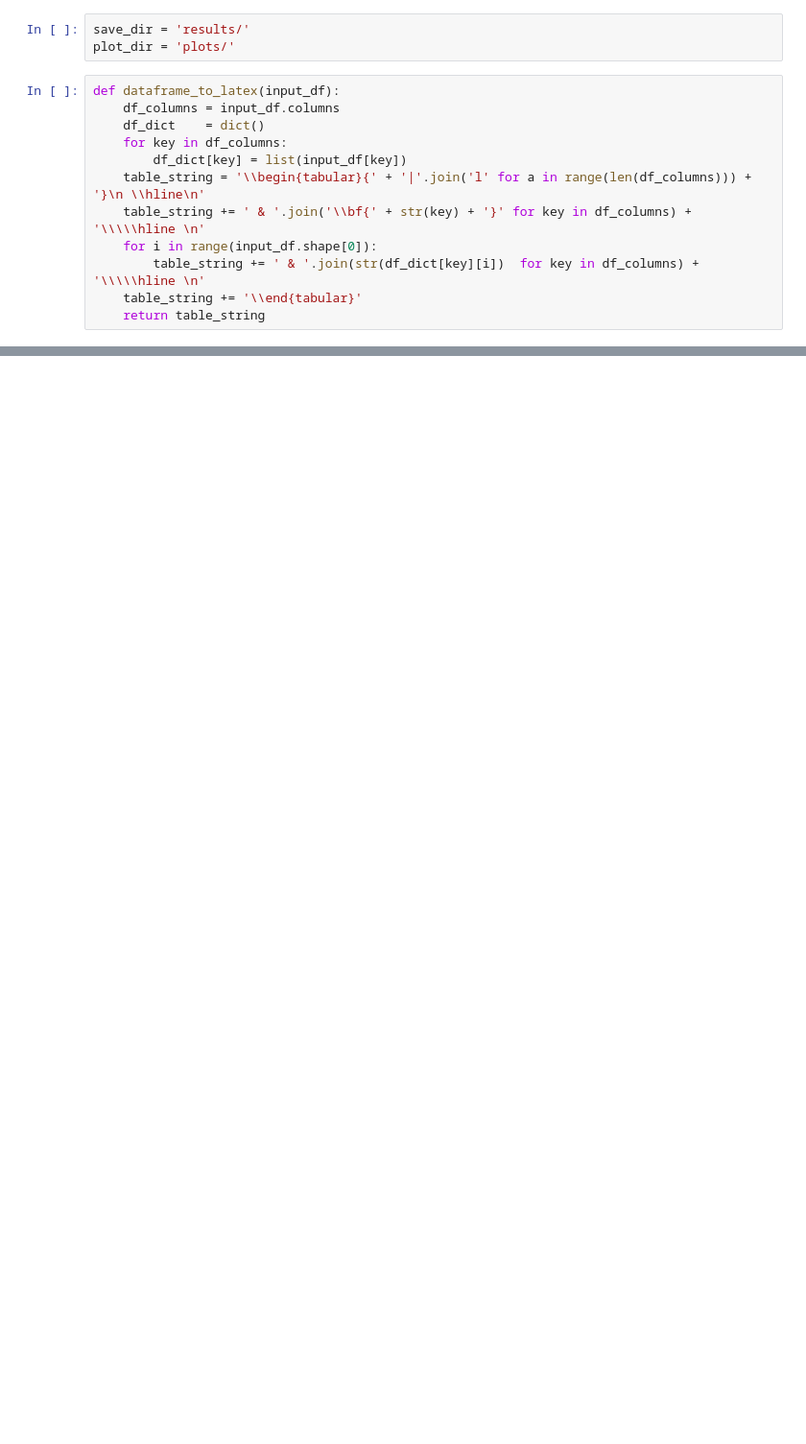
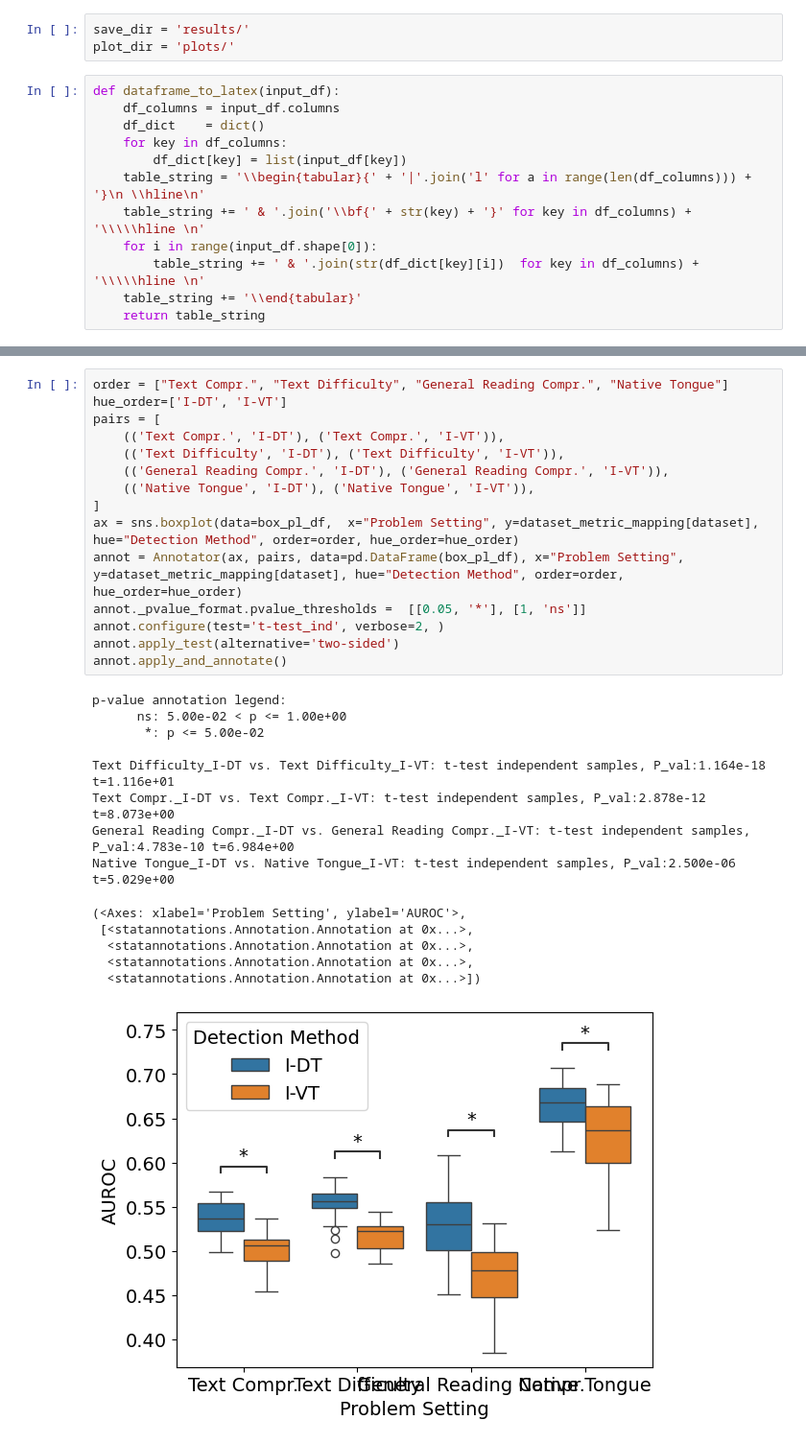
Before and after one commit to aeye-lab/eye-movement-preprocessing, a Jupyter notebook: render_results.ipynb, the cells around one changed output, grey strips where cells are left out. Shown at 96% size. Cells and saved outputs as stored; diff of their text form; blank space fills up the shorter version.

```diff
--- a/render_results.ipynb
+++ b/render_results.ipynb
@@ -288,0 +452,30 @@ Dataset: sbsat
+# %%
+order = ["Text Compr.", "Text Difficulty", "General Reading Compr.", "Native Tongue"]
+hue_order=['I-DT', 'I-VT']
+pairs = [
+    (('Text Compr.', 'I-DT'), ('Text Compr.', 'I-VT')),
+    (('Text Difficulty', 'I-DT'), ('Text Difficulty', 'I-VT')),
+    (('General Reading Compr.', 'I-DT'), ('General Reading Compr.', 'I-VT')),
+    (('Native Tongue', 'I-DT'), ('Native Tongue', 'I-VT')),
+]
+ax = sns.boxplot(data=box_pl_df,  x="Problem Setting", y=dataset_metric_mapping[dataset], hue="Detection Method", order=order, hue_order=hue_order)
+annot = Annotator(ax, pairs, data=pd.DataFrame(box_pl_df), x="Problem Setting", y=dataset_metric_mapping[dataset], hue="Detection Method", order=order, hue_order=hue_order)
+annot._pvalue_format.pvalue_thresholds =  [[0.05, '*'], [1, 'ns']]
+annot.configure(test='t-test_ind', verbose=2, )
+annot.apply_test(alternative='two-sided')
+annot.apply_and_annotate()
+# %% [output]
+p-value annotation legend:
+      ns: 5.00e-02 < p <= 1.00e+00
+       *: p <= 5.00e-02
+
+Text Difficulty_I-DT vs. Text Difficulty_I-VT: t-test independent samples, P_val:1.164e-18 t=1.116e+01
+Text Compr._I-DT vs. Text Compr._I-VT: t-test independent samples, P_val:2.878e-12 t=8.073e+00
+General Reading Compr._I-DT vs. General Reading Compr._I-VT: t-test independent samples, P_val:4.783e-10 t=6.984e+00
+Native Tongue_I-DT vs. Native Tongue_I-VT: t-test independent samples, P_val:2.500e-06 t=5.029e+00
+(<Axes: xlabel='Problem Setting', ylabel='AUROC'>,
+ [<statannotations.Annotation.Annotation at 0x...>,
+  <statannotations.Annotation.Annotation at 0x...>,
+  <statannotations.Annotation.Annotation at 0x...>,
+  <statannotations.Annotation.Annotation at 0x...>])
+[figure, added]
```
Also changed, not shown: parts of 11 cells of this notebook.
